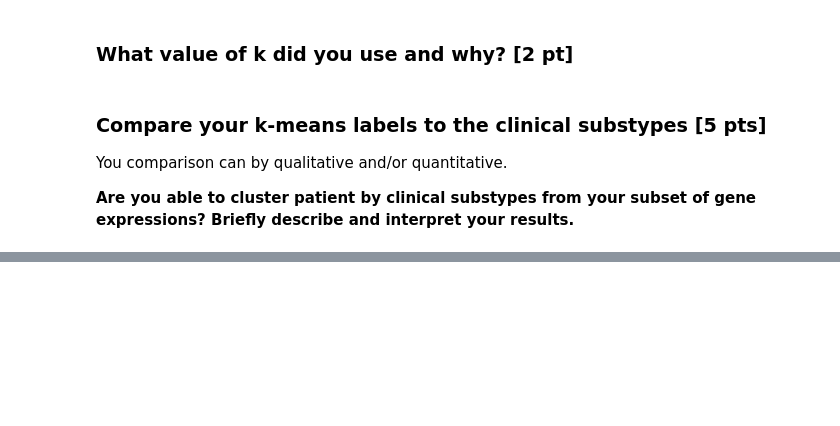
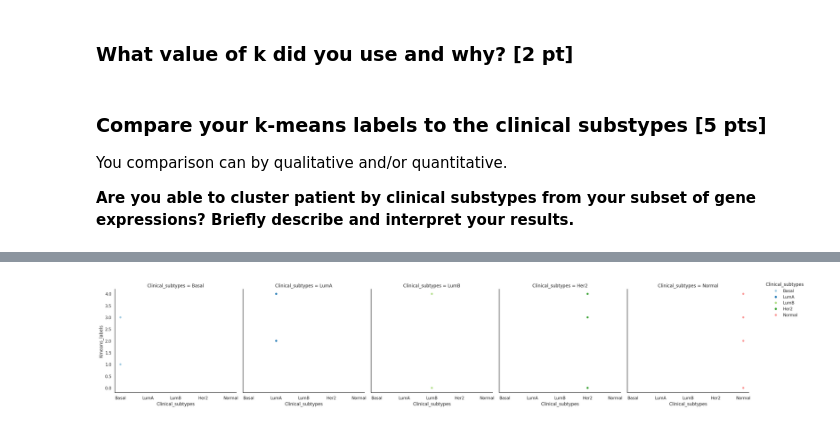
Before and after one commit to eteszner/BIM6065D_2024, a Jupyter notebook: notebook/exercices_good_practices.ipynb, the cells around one changed output, grey strips where cells are left out. Saved outputs shown, nothing was run; the diff lists cells and outputs as text; code cells hidden in the pictures; blank space fills up the shorter version.

```diff
--- a/notebook/exercices_good_practices.ipynb
+++ b/notebook/exercices_good_practices.ipynb
@@ -352,0 +386,6 @@ You comparison can by qualitative and/or quantitative.
+# %%
+p=sns.relplot(data_reduce, x="Clinical_subtypes", y="Kmeans_labels", hue="Clinical_subtypes", col="Clinical_subtypes")
+sns.move_legend(p, "upper left", bbox_to_anchor=(0.95,1))
+sns.despine()
+# %% [output]
+[figure, added]
```
Also changed, not shown: parts of 18 cells of this notebook, 2 other files.
